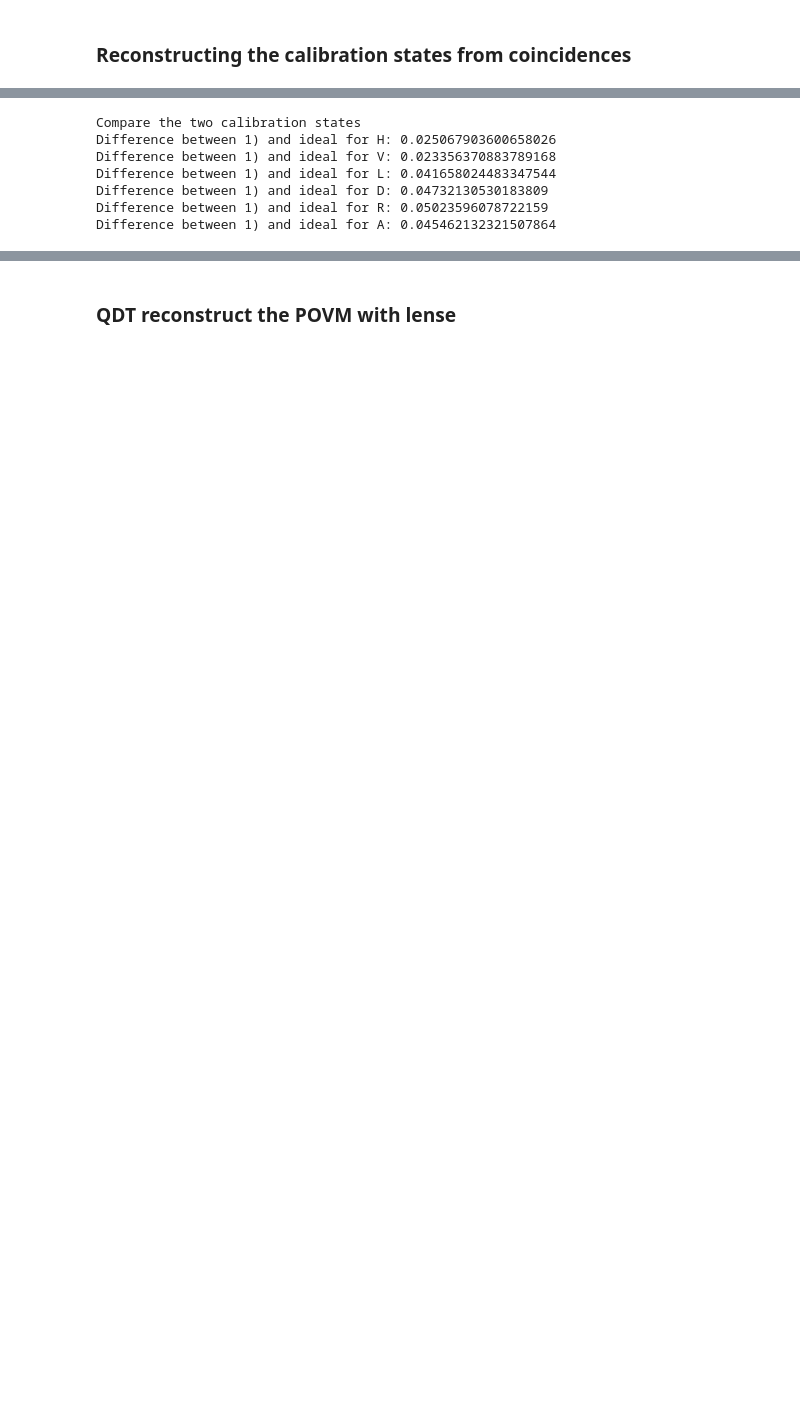
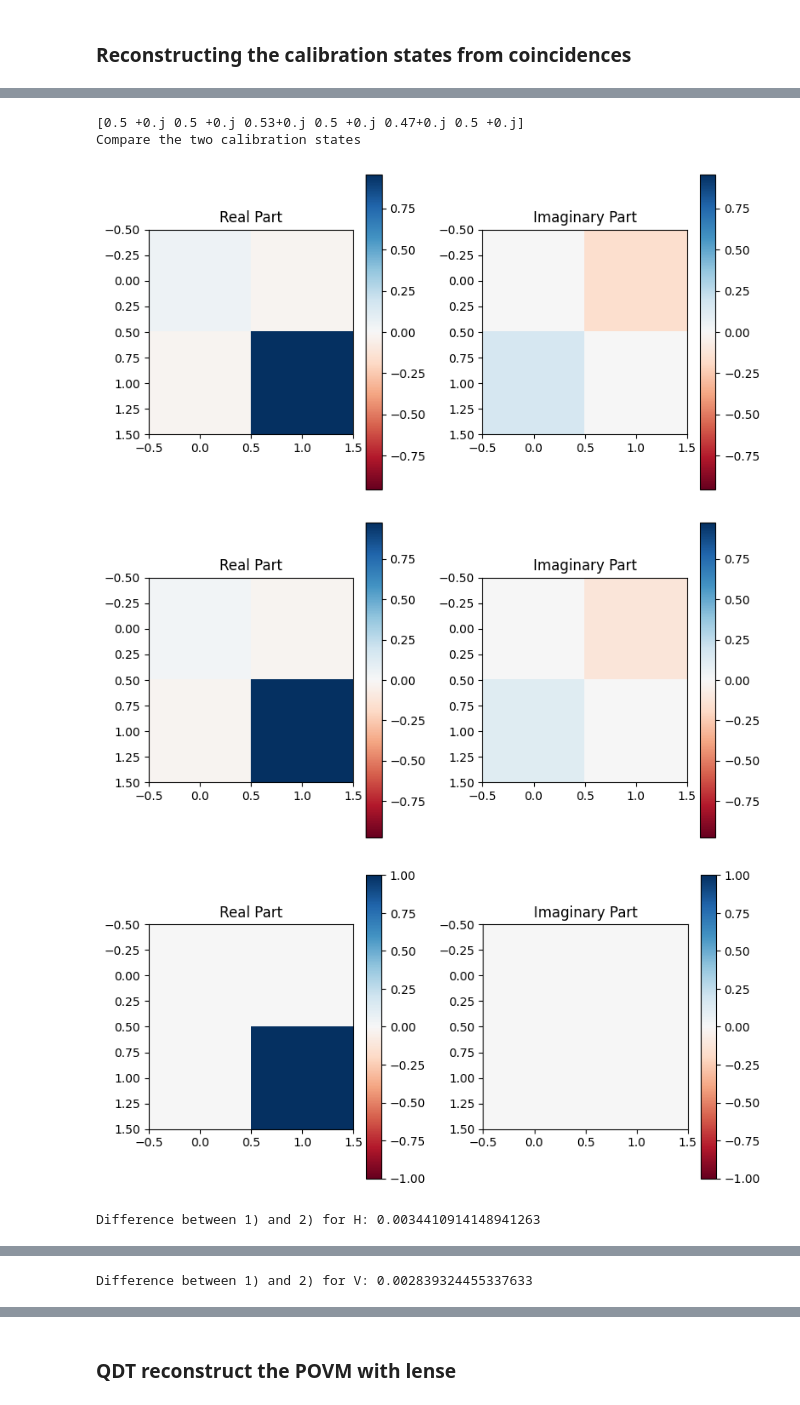
Before and after one commit to AdrianAasen/CREMST, a Jupyter notebook: Photon_REM.ipynb, the cells around one changed output, grey strips where cells are left out. Drawn from its saved outputs; the diff is of its cells as text; code cells hidden in the pictures; blank space fills up the shorter version.

```diff
--- a/Photon_REM.ipynb
+++ b/Photon_REM.ipynb
@@ -134,8 +133,11 @@ coincidene_order_QST = ['HH', 'HV', 'VV', 'VH',
                         'DR', 'DD', 'RD', 'HD',
                         'VD', 'VL', 'HL', 'RL']
 
-print(coincidene_order_QST)
-print(hvvh_lens)
-print(hvvh_no_lens)
-print(hvvh_lens/hvvh_no_lens)
+#print(coincidene_order_QST)
+for i in range(len(coincidene_order_QST)):
+    print(coincidene_order_QST[i], hvvh_lens[i], hvvh_no_lens[i], hvvh_lens[i]/hvvh_no_lens[i])
+
+# print(hvvh_lens)
+# print(hvvh_no_lens)
+# print(hvvh_lens/hvvh_no_lens)
 # %% [output]
@@ -190,20 +201,23 @@ title_lables = np.array([r'$2^{-1/2}(|HV>+|VH>)$',r'$2^{-1/2}(|HL>+|VR>)$', r'$2
 # Reconstruct the 2 qubit calibration states
 rho_list = [ph.coincidence_to_states(mat, QST_op_order) for mat in QST_coinc_counts]
 # Compare to the ideal ones.
-for rho, rho_ideal, title, calib_rhos in zip(rho_list,ideal_calib_rho, title_lables, calib_rhos_exp):
+for rho, rho_ideal, title, calib_rhos in zip(rho_list, ideal_calib_rho, title_lables, experimental_calibration_states):
     print('Exp reconstruction')
     vis.visualize_state(rho)
     vis.visualize_state(calib_rhos)
+    print(f'Infidelity between exp and reconstructed sttaes {sf.qubit_infidelity(rho, calib_rhos)}')
+    print(f'Infidelity between ideal and reconstructed states {sf.qubit_infidelity(rho_ideal, rho)}')
     print('Ideal state')
     vis.visualize_state(rho_ideal, title = title )
+
 
 #vis.visualize_state(calib_rho)
 
 
-print(QST_coinc_counts)
-mult_vector = np.array([1,1,2,2,1,1,1,1,1,1,1,1,2,2,1,1])
+# print(QST_coinc_counts)
+# mult_vector = np.array([1,1,2,2,1,1,1,1,1,1,1,1,2,2,1,1])
 
-print(np.einsum('i,ji->ji',mult_vector, QST_coinc_counts))
+# print(np.einsum('i,ji->ji',mult_vector, QST_coinc_counts))
 
 # Save ideal matrix for experimental comparison
 # N_shots = 1000
@@ -267,9 +275,10 @@ projector_list = ph.photon_label_to_operator(herald_projector_lables)
 reshaped_states = np.array(rho_list).reshape(3,2,2,2,2)
 
 # Apply projectors to the calibration states
-projected_rho_list = np.array( [np.einsum('ij,jk,kl->il' , np.kron(proj,np.eye(2)), calib_rhos_exp[rho_index], np.kron(proj,np.eye(2)) ) for rho_index, proj in zip(state_index_list, projector_list)])
+projected_rho_list = np.array( [np.einsum('ij,jk,kl->il' , np.kron(proj,np.eye(2)), experimental_calibration_states[rho_index], np.kron(proj,np.eye(2)) ) for rho_index, proj in zip(state_index_list, projector_list)])
 
 # Renormalize the states
+print(np.trace(projected_rho_list,axis1=1, axis2=2))
 normalized_projected_rho_list = np.array([rho/np.trace(rho) for rho in projected_rho_list])
 # Trace down
 reshaped_states = normalized_projected_rho_list.reshape(6,2,2,2,2)
@@ -278,40 +287,40 @@ ideal_labels = ['V','H','L', 'D', 'R', 'A']
 ideal_calibration_states = ph.photon_label_to_operator(ideal_labels)
 # for state, ideal_state in zip(traced_down_calib_states,ideal_calibration_states):
     # vis.visualize_state(state)
     # vis.visualize_state(ideal_state)
 
     #print(np.trace(state))
     #print(np.trace(state@state))
 
 # Directly reconstruct one qubit states.
 # Select the proper samples # order HVDL
 sample_index = np.array([[0,1,11,14],
                          [3,2,12,13]])
 
 # Create operator count order
 # coincidene_order_QST = ['HH', 'HV', 'VV', 'VH',
 #                         'RH', 'RV', 'DV', 'DH',
 #                         'DR', 'DD', 'RD', 'HD',
 #                         'VD', 'VL', 'HL', 'RL']
 one_qubit_labels = ['H','V','D','L']
 one_qubit_projectors = ph.photon_label_to_operator(one_qubit_labels)
 
 one_qubit_states = np.array([ph.coincidence_to_states(QST_coinc_counts[i,index],one_qubit_projectors,1) for i in range(len(QST_coinc_counts)) for index in sample_index ])
 # Reoderd to match protocol calibration states
 one_qubit_states = one_qubit_states[[0,1,2,4,3,5]]
 print("Compare the two calibration states")
 one_qubit_state_labels = ['H','V','L','D', 'R', "A"]
 for i in range(len(one_qubit_states)):
-    # vis.visualize_state(one_qubit_states[i])
-    # vis.visualize_state(traced_down_calib_states[i])
-   # print(f'Difference between 1) and 2) for {one_qubit_state_labels[i]}: {sf.qubit_infidelity(one_qubit_states[i],traced_down_calib_states[i])}')
-    print(f'Difference between 1) and ideal for {one_qubit_state_labels[i]}: {sf.qubit_infidelity(traced_down_calib_states[i],ideal_calibration_states[i])}')
+    vis.visualize_state(one_qubit_states[i])
+    vis.visualize_state(traced_down_calib_states[i])
+    vis.visualize_state(ideal_calibration_states[i])
+    print(f'Difference between 1) and 2) for {one_qubit_state_labels[i]}: {sf.qubit_infidelity(one_qubit_states[i],traced_down_calib_states[i])}')
+    #print(f'Difference between 1) and ideal for {one_qubit_state_labels[i]}: {sf.qubit_infidelity(traced_down_calib_states[i],ideal_calibration_states[i])}')
     #print(f'Difference between 2) and ideal for {one_qubit_state_labels[i]}: {sf.qubit_infidelity(one_qubit_states[i],ideal_calibration_states[i])}')
 # %% [output]
+[0.5 +0.j 0.5 +0.j 0.53+0.j 0.5 +0.j 0.47+0.j 0.5 +0.j]
 Compare the two calibration states
-Difference between 1) and ideal for H: 0.025067903600658026
-Difference between 1) and ideal for V: 0.023356370883789168
-Difference between 1) and ideal for L: 0.041658024483347544
-Difference between 1) and ideal for D: 0.04732130530183809
-Difference between 1) and ideal for R: 0.05023596078722159
-Difference between 1) and ideal for A: 0.045462132321507864
+[figure, added]
+[figure, added]
+[figure, added]
+Difference between 1) and 2) for H: 0.0034410914148941263
@@ -317,0 +330 @@ Difference between 1) and ideal for A: 0.045462132321507864
+Difference between 1) and 2) for V: 0.002839324455337633
```
Also changed, not shown: parts of 10 cells of this notebook, 2 other files.
